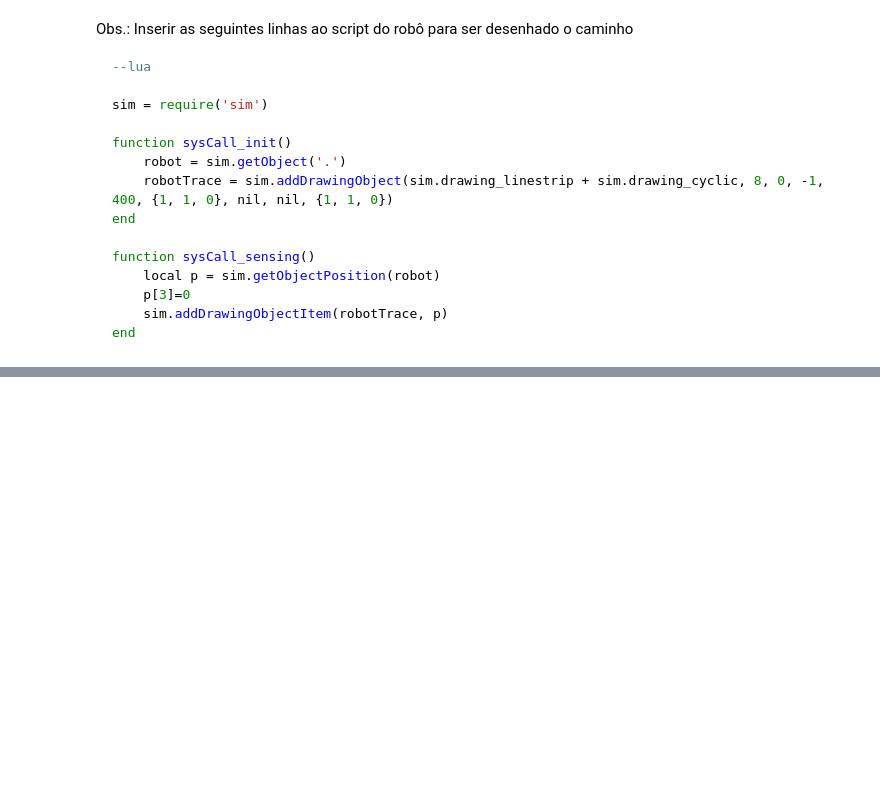
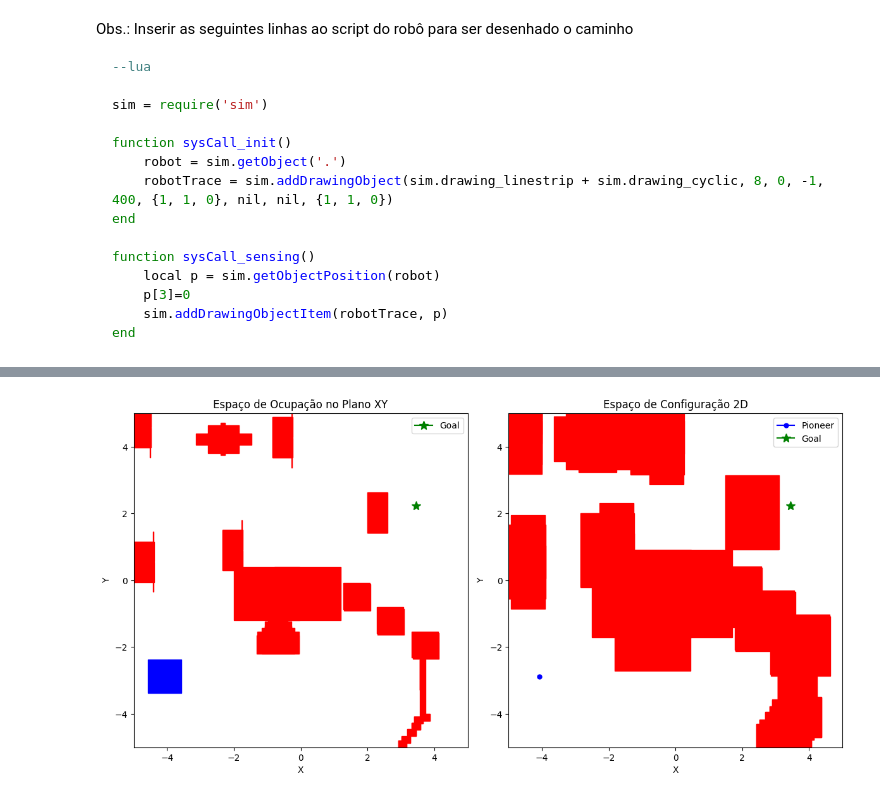
Before and after one commit to joseigo/DCA0440_Sistemas_Roboticos_Autonomos_24_1, a Jupyter notebook: Projeto 2/Projeto 2.ipynb, the cells around one changed output, grey strips where cells are left out. Drawn from its saved outputs; the diff is of its cells as text; code cells hidden in the pictures; blank space fills up the shorter version.

```diff
--- a/Projeto 2/Projeto 2.ipynb
+++ b/Projeto 2/Projeto 2.ipynb
@@ -617,0 +178,55 @@ Program ended
+# %%
+# Criar os subplots
+fig, (ax1, ax2) = plt.subplots(1, 2, figsize=(12, 6))
+
+# Espaço de ocupação no primeiro subplot
+for rect in rectangles:
+    x, y, width, height = rect
+    ax1.add_patch(plt.Rectangle((x - width/2, y - height/2), width, height, edgecolor='r', facecolor='r'))  # Retângulos sólidos
+
+# Marcar a posição do Pioneer com um quadrado azul
+pioneer_square = plt.Rectangle((pioneer_pos[0] - 0.5, pioneer_pos[1] - 0.5), 1, 1, edgecolor='blue', facecolor='blue')
+ax1.add_patch(pioneer_square)
+
+# Marcar a posição do Goal com uma estrela verde
+ax1.plot(goal_pos[0], goal_pos[1], marker='*', color='green', markersize=10, label='Goal')
+
+ax1.set_xlim(-5, 5)  # Ajuste os limites conforme necessário
+ax1.set_ylim(-5, 5)
+ax1.set_xlabel('X')
+ax1.set_ylabel('Y')
+ax1.set_title('Espaço de Ocupação no Plano XY')
+ax1.set_aspect('equal', adjustable='box')
+
+# Adicionar legenda ao primeiro subplot
+ax1.legend()
+
+# Espaço de configuração no segundo subplot
+for rect in rectangles:
+    x, y, width, height = rect
+    width = width + 1
+    height = height + 1
+    ax2.add_patch(plt.Rectangle((x - width/2, y - height/2), width, height, edgecolor='r', facecolor='r'))  # Retângulos sólidos
+
+# Marcar a posição do Pioneer com um triângulo azul
+ax2.plot(pioneer_pos[0], pioneer_pos[1], marker='.', color='blue', markersize=10, label='Pioneer')
+
+# Marcar a posição do Goal com uma estrela verde
+ax2.plot(goal_pos[0], goal_pos[1], marker='*', color='green', markersize=10, label='Goal')
+
+ax2.set_xlim(-5, 5)  # Ajuste os limites conforme necessário
+ax2.set_ylim(-5, 5)
+ax2.set_xlabel('X')
+ax2.set_ylabel('Y')
+ax2.set_title('Espaço de Configuração 2D')
+ax2.set_aspect('equal', adjustable='box')
+
+# Adicionar legenda ao segundo subplot
+ax2.legend()
+
+# Ajustar o layout para melhor visualização
+plt.tight_layout()
+
+plt.show()
+# %% [output]
+[figure, added]
```
Also changed, not shown: parts of 13 cells of this notebook, 1 other file.
